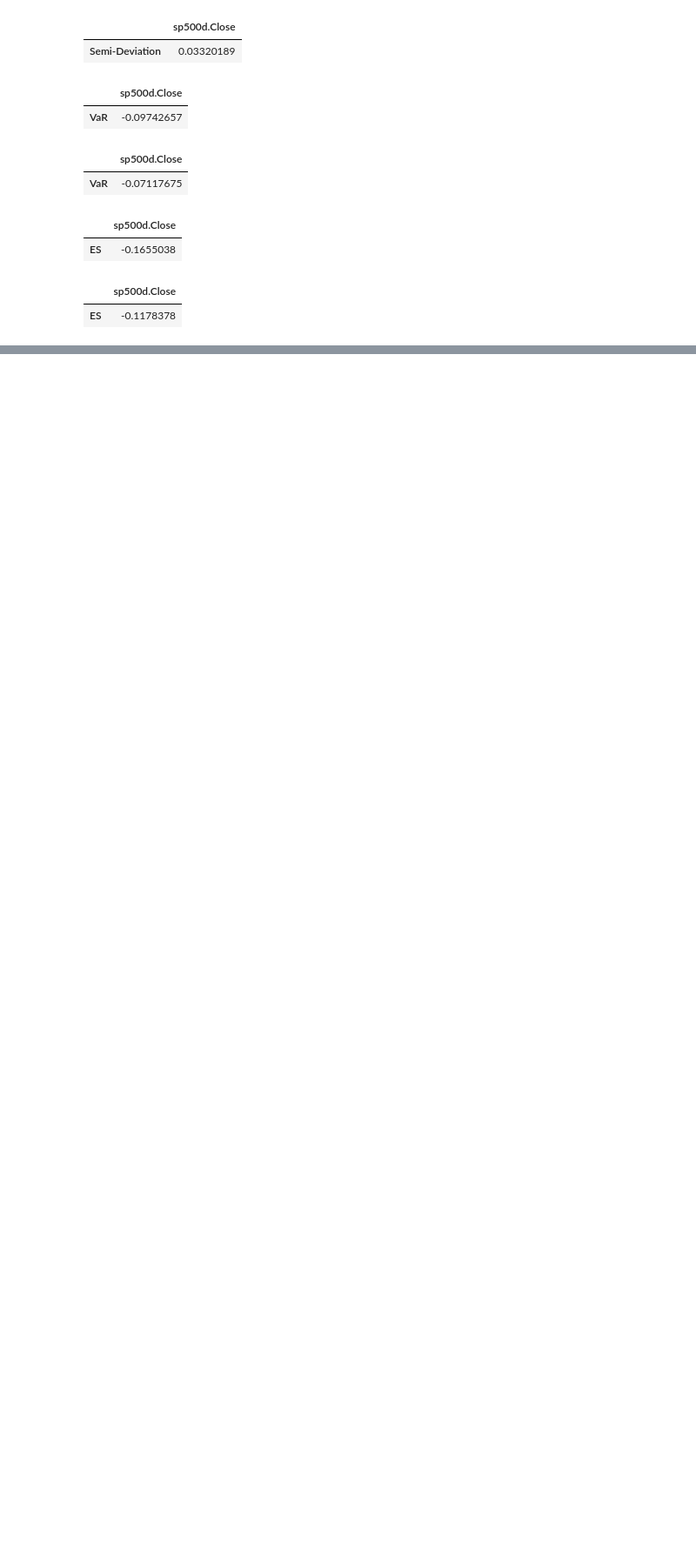
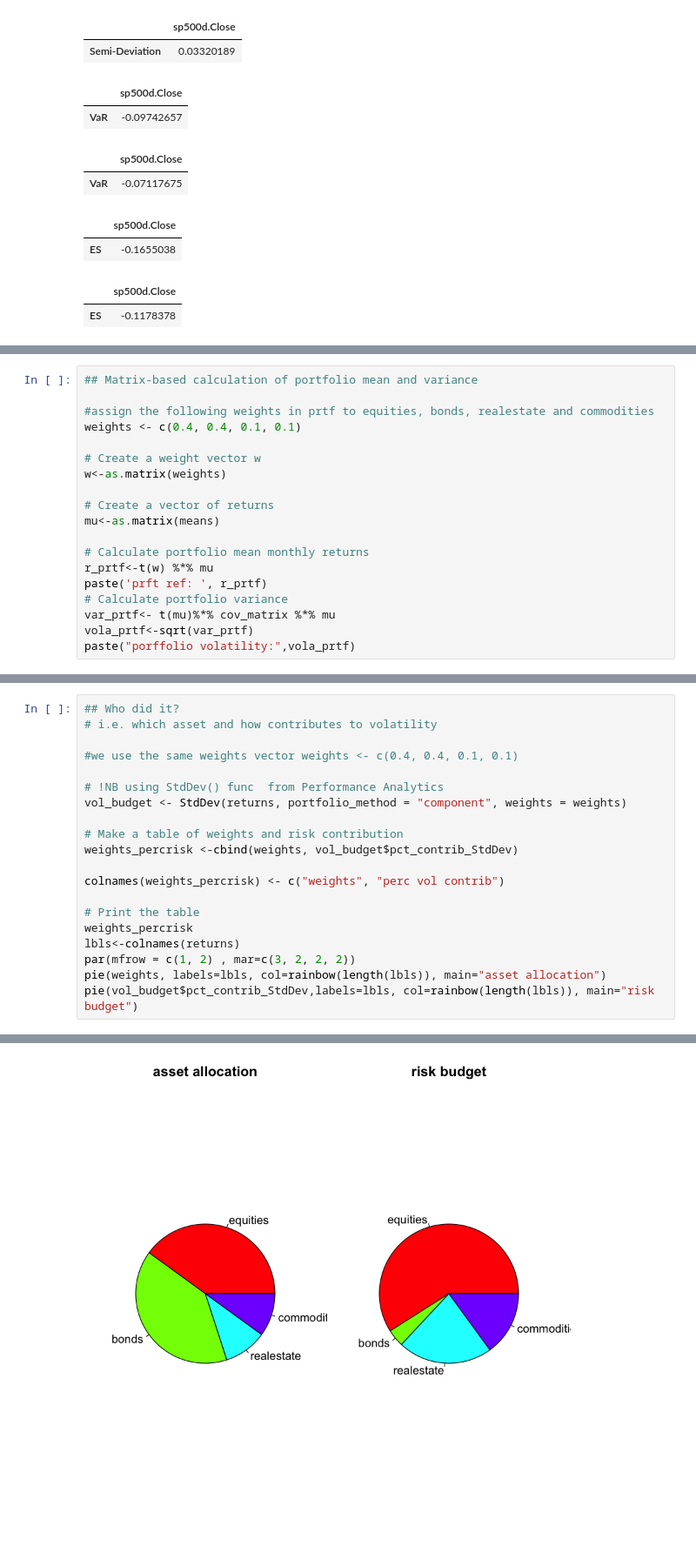
Before and after one commit to slzdevsnp/learn, a Jupyter notebook: fin_intro_portfolio_analysis/portfolio_analysis_part1.ipynb, the cells around one changed output, grey strips where cells are left out. Shown at 87% size. Cells and saved outputs as stored; diff of their text form; blank space fills up the shorter version.

```diff
--- a/fin_intro_portfolio_analysis/portfolio_analysis_part1.ipynb
+++ b/fin_intro_portfolio_analysis/portfolio_analysis_part1.ipynb
@@ -475,0 +621,19 @@ Jun 1986  0.014109521
+# %%
+## Matrix-based calculation of portfolio mean and variance
+
+#assign the following weights in prtf to equities, bonds, realestate and commodities
+weights <- c(0.4, 0.4, 0.1, 0.1)
+
+# Create a weight vector w
+w<-as.matrix(weights)
+
+# Create a vector of returns
+mu<-as.matrix(means)
+
+# Calculate portfolio mean monthly returns
+r_prtf<-t(w) %*% mu
+paste('prft ref: ', r_prtf)
+# Calculate portfolio variance
+var_prtf<- t(mu)%*% cov_matrix %*% mu
+vola_prtf<-sqrt(var_prtf)
+paste("porffolio volatility:",vola_prtf)
@@ -475,0 +650,21 @@ Jun 1986  0.014109521
+# %%
+## Who did it?
+# i.e. which asset and how contributes to volatility
+
+#we use the same weights vector weights <- c(0.4, 0.4, 0.1, 0.1)
+
+# !NB using StdDev() func  from Performance Analytics
+vol_budget <- StdDev(returns, portfolio_method = "component", weights = weights)
+
+# Make a table of weights and risk contribution
+weights_percrisk <-cbind(weights, vol_budget$pct_contrib_StdDev)
+
+colnames(weights_percrisk) <- c("weights", "perc vol contrib")
+
+# Print the table
+weights_percrisk
+lbls<-colnames(returns)
+par(mfrow = c(1, 2) , mar=c(3, 2, 2, 2))
+pie(weights, labels=lbls, col=rainbow(length(lbls)), main="asset allocation")
+pie(vol_budget$pct_contrib_StdDev,labels=lbls, col=rainbow(length(lbls)), main="risk budget")
+# %% [output]
@@ -475,0 +676 @@ Jun 1986  0.014109521
+[figure, added]
```
Also changed, not shown: parts of 12 cells of this notebook, 1 other file.
